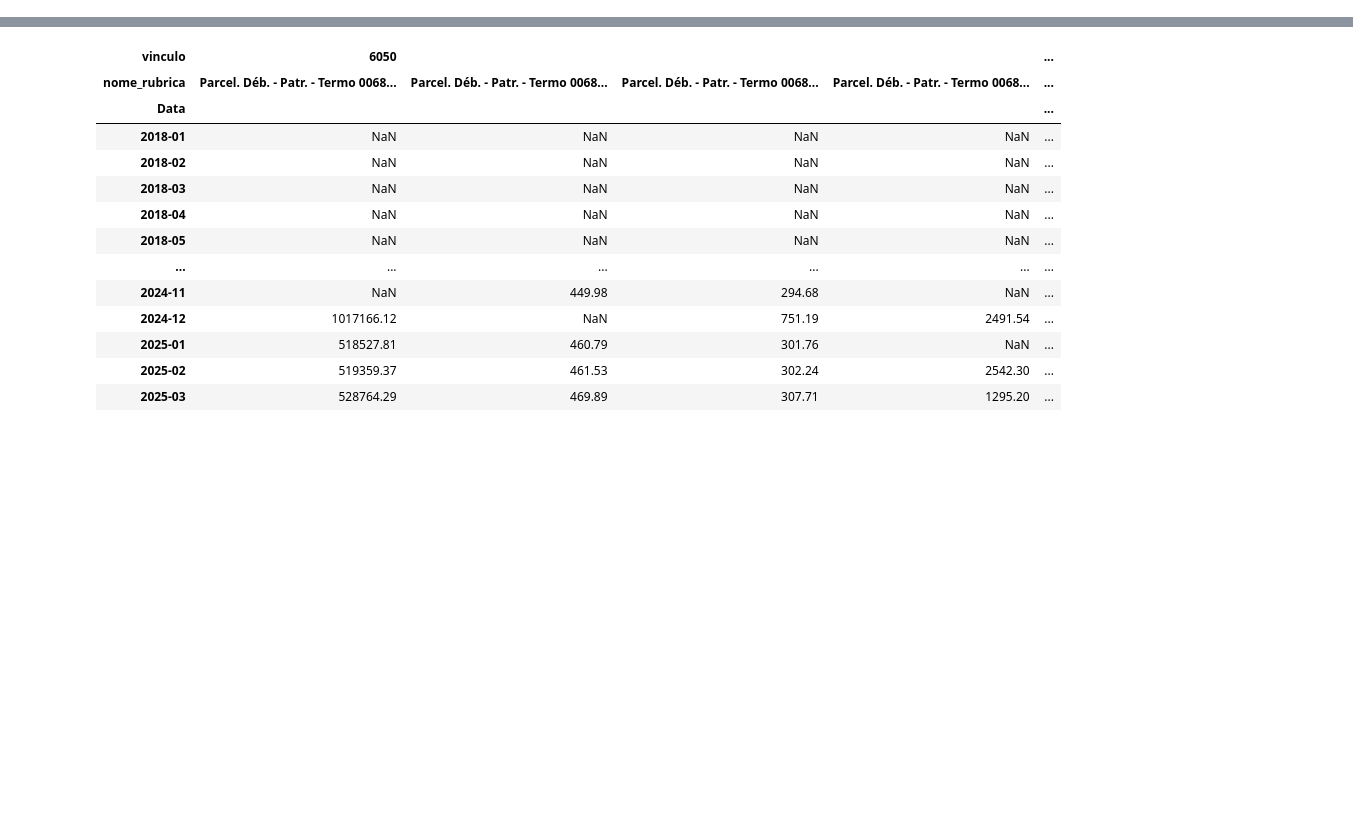
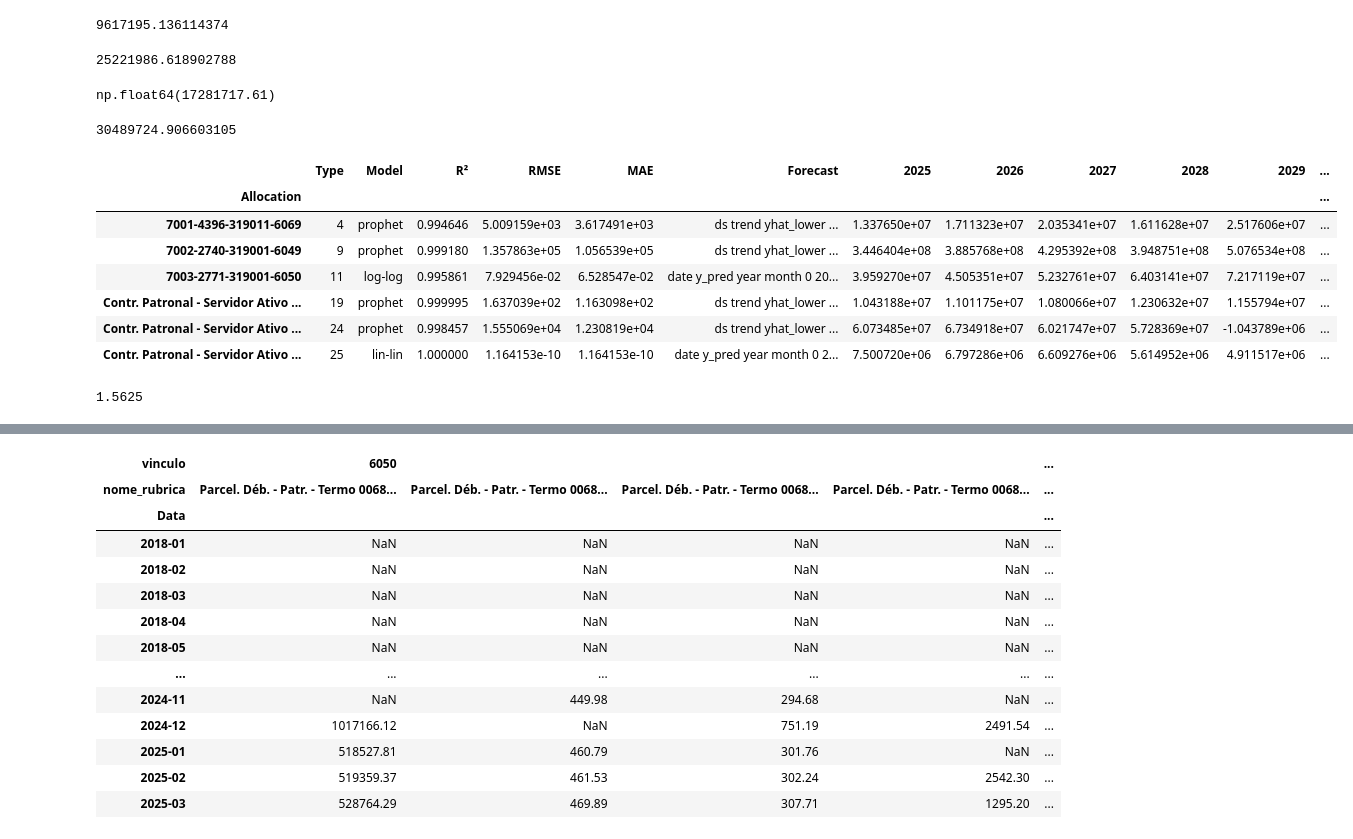
Before and after one commit to TiagoIesbick/dashboard-etl, a Jupyter notebook: budget_forecast_dev.ipynb, the cells around one changed output, grey strips where cells are left out. Drawn from its saved outputs; the diff is of its cells as text; code cells hidden in the pictures; blank space fills up the shorter version.

```diff
--- a/budget_forecast_dev.ipynb
+++ b/budget_forecast_dev.ipynb
@@ -89,6 +94,22 @@ def check_negative_and_jump(forecast_years: dict[int, float]) -> bool:
   return has_negative or has_large_jump
 
 
+# selecting the best model
+def choose_models(df: pd.DataFrame, rename_level: bool = True) -> pd.DataFrame:
+  df_normalized = df.groupby('Allocation').apply(normalizes_calculates_score, include_groups=False)
+  df_normalized.reset_index(inplace=True)
+  chosen_models = (
+      df_normalized
+      .sort_values('score', ascending=False)
+      .groupby('Allocation')
+      .first()
+  )
+  if rename_level:
+    chosen_models.rename(columns={'level_1': 'Type'}, inplace=True)
+  chosen_models = chosen_models.loc[:, ~chosen_models.columns.map(lambda x: isinstance(x, str) and x.startswith('level'))]
+  return chosen_models
+
+
 # expense columns that will be readjusted due to mass segregation
 mass_segregation_cols_exp = {
     '7002-2736-319003-6049', '7002-2738-319003-6049', '7002-2740-319003-6049', '7002-2742-319003-6049',
@@ -507,3 +552,19 @@ def run_models(df: pd.DataFrame, years: list[int], X_prev: pd.DataFrame, start:
       df_models = pd.concat([df_models, df_aux], ignore_index=True)
 
   return df_models
+# %%
+36713358.136114374 - 27096163.0
+# %% [output]
+9617195.136114374
+# %%
+10398611.54250858 + 14823375.076394208
+# %% [output]
+25221986.618902788
+# %%
+df_pred.loc[df_pred['Comp.pagto.'].dt.year.isin([years[1]-1, years[1]-2]), '7001-4396-319011-6069'].sum()
+# %% [output]
+np.float64(17281717.61)
+# %%
+17113229.804014094 + 13376495.102589011
+# %% [output]
+30489724.906603105
@@ -509,0 +577,16 @@ def run_models(df: pd.DataFrame, years: list[int], X_prev: pd.DataFrame, start:
+# %%
+ch_m = choose_models(models_debug)
+ch_m
+# %% [output]
+|  | Type | Model | R² | RMSE | MAE | Forecast | 2025 | 2026 | 2027 | 2028 | 2029 | ... |
+| Allocation |  |  |  |  |  |  |  |  |  |  |  | ... |
+| 7001-4396-319011-6069 | 4 | prophet | 0.994646 | 5.009159e+03 | 3.617491e+03 | ds trend yhat_lower ... | 1.337650e+07 | 1.711323e+07 | 2.035341e+07 | 1.611628e+07 | 2.517606e+07 | ... |
+| 7002-2740-319001-6049 | 9 | prophet | 0.999180 | 1.357863e+05 | 1.056539e+05 | ds trend yhat_lower ... | 3.446404e+08 | 3.885768e+08 | 4.295392e+08 | 3.948751e+08 | 5.076534e+08 | ... |
+| 7003-2771-319001-6050 | 11 | log-log | 0.995861 | 7.929456e-02 | 6.528547e-02 | date y_pred year month 0 20... | 3.959270e+07 | 4.505351e+07 | 5.232761e+07 | 6.403141e+07 | 7.217119e+07 | ... |
+| Contr. Patronal - Servidor Ativo ... | 19 | prophet | 0.999995 | 1.637039e+02 | 1.163098e+02 | ds trend yhat_lower ... | 1.043188e+07 | 1.101175e+07 | 1.080066e+07 | 1.230632e+07 | 1.155794e+07 | ... |
+| Contr. Patronal - Servidor Ativo ... | 24 | prophet | 0.998457 | 1.555069e+04 | 1.230819e+04 | ds trend yhat_lower ... | 6.073485e+07 | 6.734918e+07 | 6.021747e+07 | 5.728369e+07 | -1.043789e+06 | ... |
+| Contr. Patronal - Servidor Ativo ... | 25 | lin-lin | 1.000000 | 1.164153e-10 | 1.164153e-10 | date y_pred year month 0 2... | 7.500720e+06 | 6.797286e+06 | 6.609276e+06 | 5.614952e+06 | 4.911517e+06 | ... |
+# %%
+25/16
+# %% [output]
+1.5625
```
Also changed, not shown: parts of 32 cells of this notebook.
